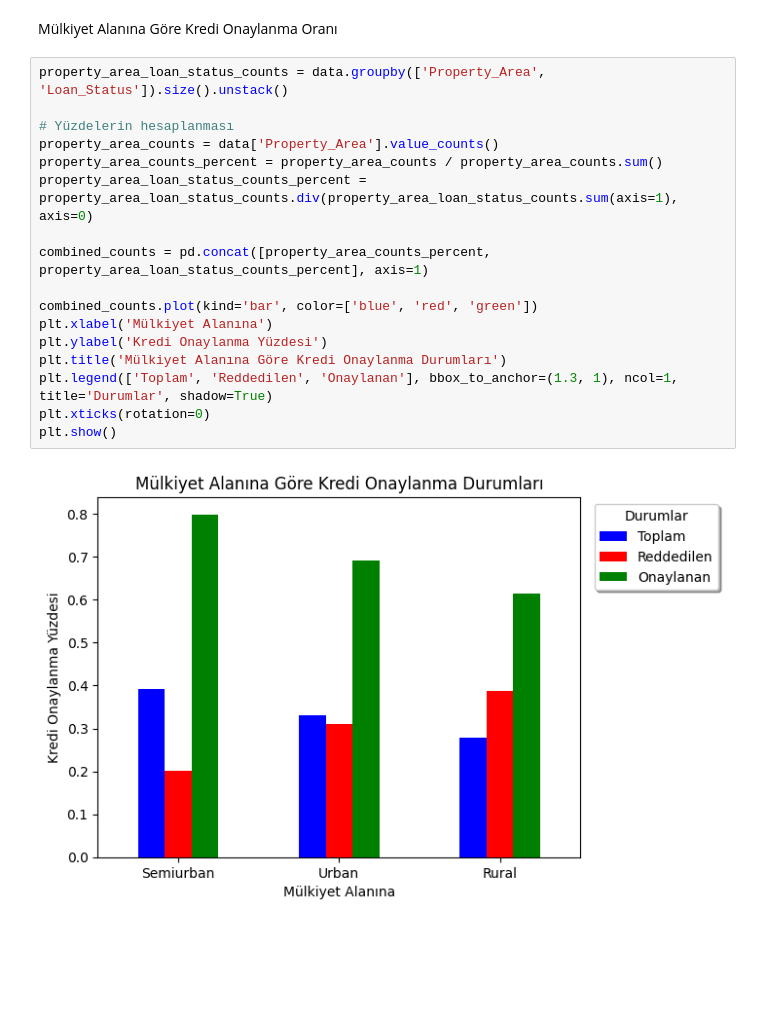
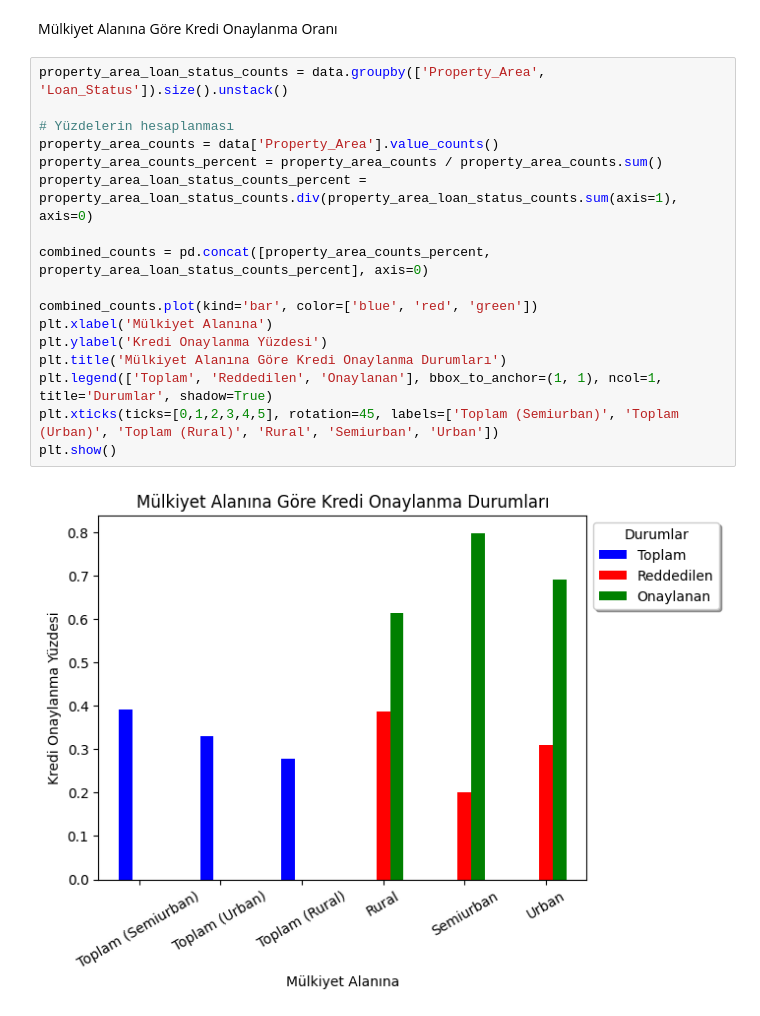
Before and after one commit to 1BarisErkus/AI, a Jupyter notebook: main.ipynb, the cells around one changed output. Drawn from its saved outputs; the diff is of its cells as text; blank space fills up the shorter version.

```diff
--- a/main.ipynb
+++ b/main.ipynb
@@ -296,19 +342,19 @@ Mülkiyet Alanına Göre Kredi Onaylanma Oranı
 # %%
 property_area_loan_status_counts = data.groupby(['Property_Area', 'Loan_Status']).size().unstack()
 
 # Yüzdelerin hesaplanması
 property_area_counts = data['Property_Area'].value_counts()
 property_area_counts_percent = property_area_counts / property_area_counts.sum()
 property_area_loan_status_counts_percent = property_area_loan_status_counts.div(property_area_loan_status_counts.sum(axis=1), axis=0)
 
-combined_counts = pd.concat([property_area_counts_percent, property_area_loan_status_counts_percent], axis=1)
+combined_counts = pd.concat([property_area_counts_percent, property_area_loan_status_counts_percent], axis=0)
 
 combined_counts.plot(kind='bar', color=['blue', 'red', 'green'])
 plt.xlabel('Mülkiyet Alanına')
 plt.ylabel('Kredi Onaylanma Yüzdesi')
 plt.title('Mülkiyet Alanına Göre Kredi Onaylanma Durumları')
-plt.legend(['Toplam', 'Reddedilen', 'Onaylanan'], bbox_to_anchor=(1.3, 1), ncol=1, title='Durumlar', shadow=True)
-plt.xticks(rotation=0)
+plt.legend(['Toplam', 'Reddedilen', 'Onaylanan'], bbox_to_anchor=(1, 1), ncol=1, title='Durumlar', shadow=True)
+plt.xticks(ticks=[0,1,2,3,4,5], rotation=45, labels=['Toplam (Semiurban)', 'Toplam (Urban)', 'Toplam (Rural)', 'Rural', 'Semiurban', 'Urban'])
 plt.show()
 # %% [output]
-[figure, old version]
+[figure, new version]
```
Also changed, not shown: parts of 8 cells of this notebook.
